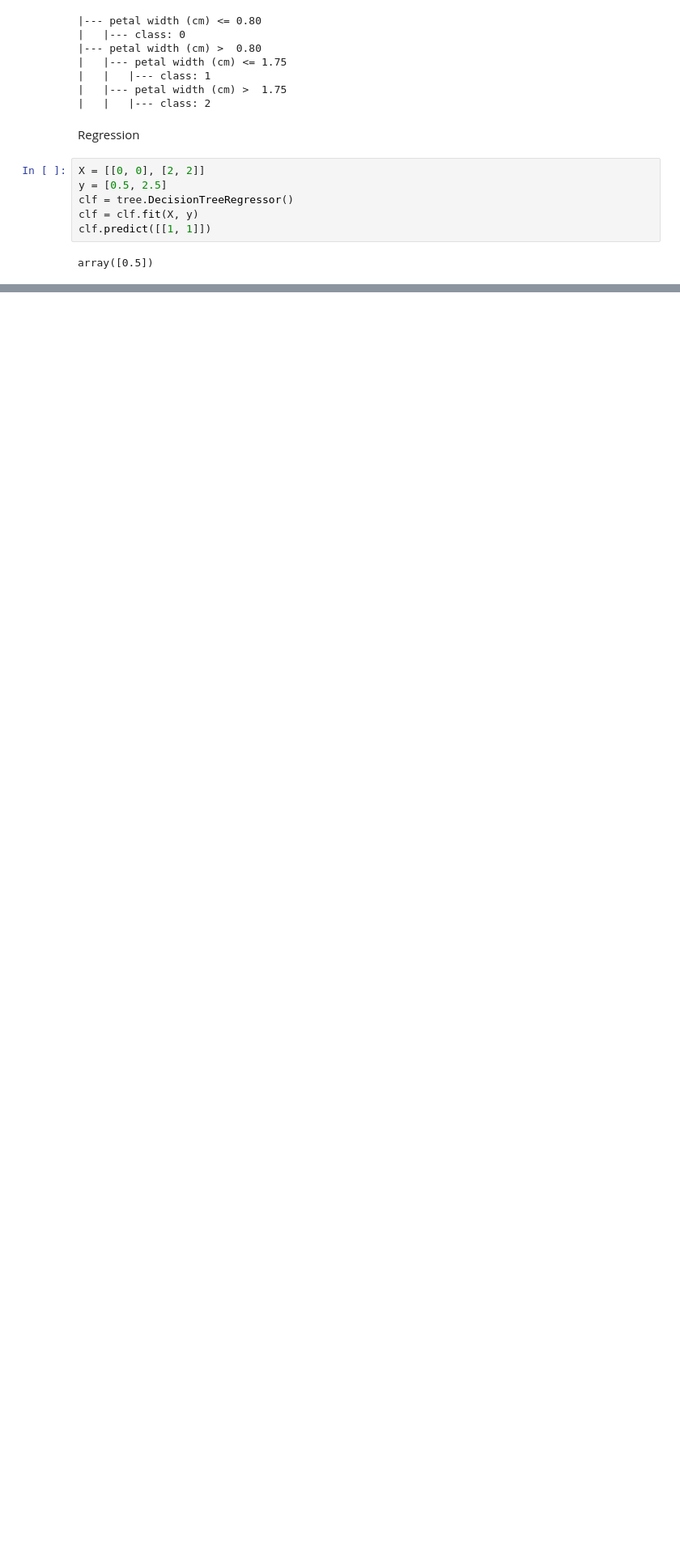
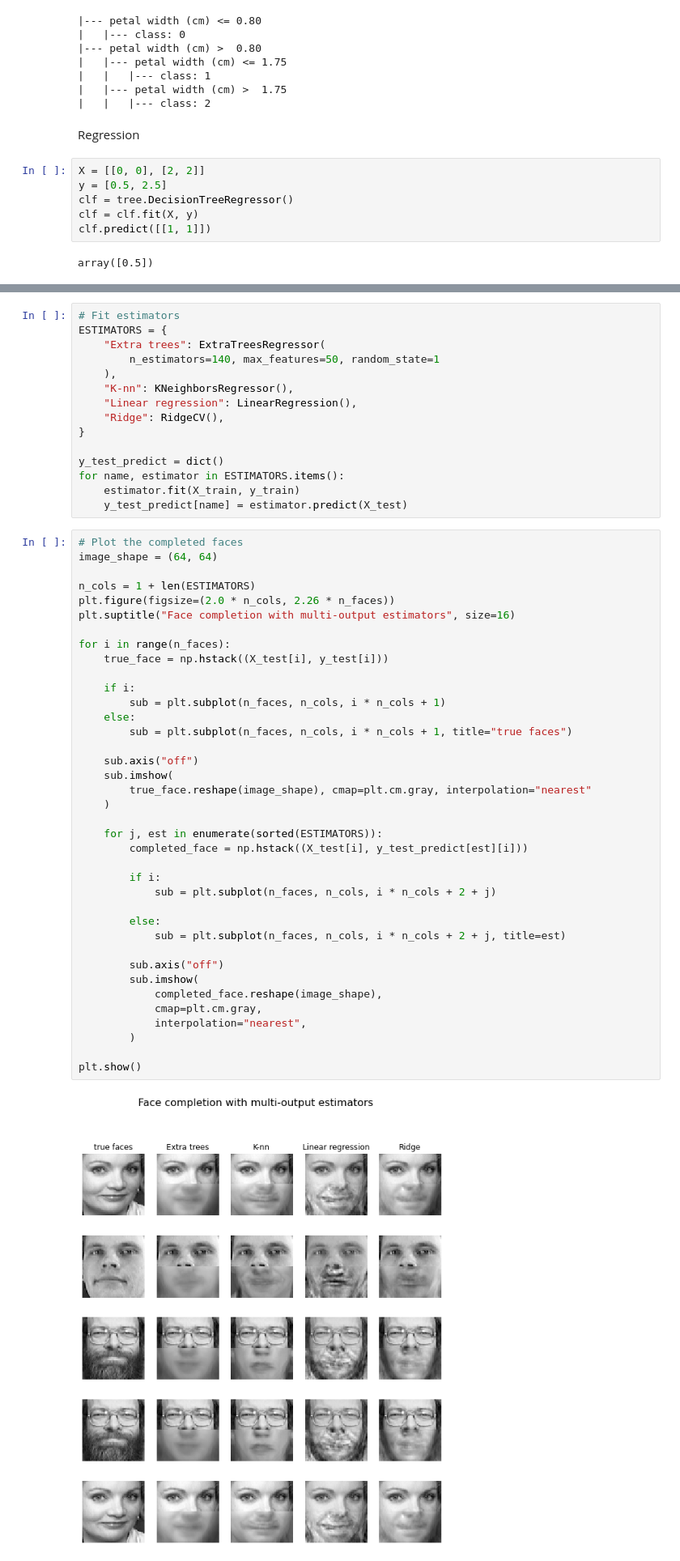
Before and after one commit to ArshockAbedan/scikit-learn, a Jupyter notebook: DecisionTrees.ipynb, the cells around one changed output, grey strips where cells are left out. Shown: that part at 81% size. Cells and saved outputs as stored; diff of their text form; blank space fills up the shorter version.

```diff
--- a/DecisionTrees.ipynb
+++ b/DecisionTrees.ipynb
@@ -179,0 +274,55 @@ plt.show()
+# %%
+# Fit estimators
+ESTIMATORS = {
+    "Extra trees": ExtraTreesRegressor(
+        n_estimators=140, max_features=50, random_state=1
+    ),
+    "K-nn": KNeighborsRegressor(),
+    "Linear regression": LinearRegression(),
+    "Ridge": RidgeCV(),
+}
+
+y_test_predict = dict()
+for name, estimator in ESTIMATORS.items():
+    estimator.fit(X_train, y_train)
+    y_test_predict[name] = estimator.predict(X_test)
+# %%
+# Plot the completed faces
+image_shape = (64, 64)
+
+n_cols = 1 + len(ESTIMATORS)
+plt.figure(figsize=(2.0 * n_cols, 2.26 * n_faces))
+plt.suptitle("Face completion with multi-output estimators", size=16)
+
+for i in range(n_faces):
+    true_face = np.hstack((X_test[i], y_test[i]))
+
+    if i:
+        sub = plt.subplot(n_faces, n_cols, i * n_cols + 1)
+    else:
+        sub = plt.subplot(n_faces, n_cols, i * n_cols + 1, title="true faces")
+
+    sub.axis("off")
+    sub.imshow(
+        true_face.reshape(image_shape), cmap=plt.cm.gray, interpolation="nearest"
+    )
+
+    for j, est in enumerate(sorted(ESTIMATORS)):
+        completed_face = np.hstack((X_test[i], y_test_predict[est][i]))
+
+        if i:
+            sub = plt.subplot(n_faces, n_cols, i * n_cols + 2 + j)
+
+        else:
+            sub = plt.subplot(n_faces, n_cols, i * n_cols + 2 + j, title=est)
+
+        sub.axis("off")
+        sub.imshow(
+            completed_face.reshape(image_shape),
+            cmap=plt.cm.gray,
+            interpolation="nearest",
+        )
+
+plt.show()
+# %% [output]
+[figure, added]
```
Also changed, not shown: parts of 14 cells of this notebook.
